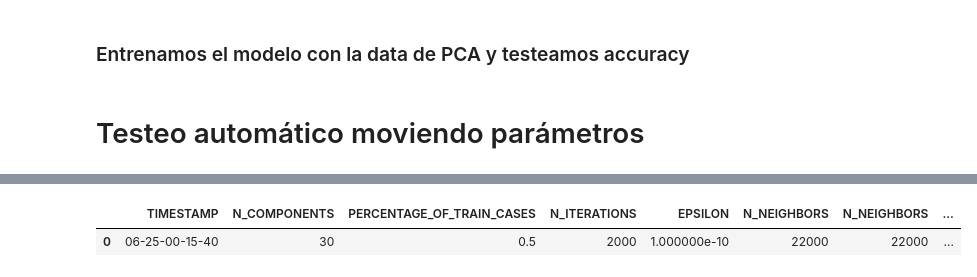
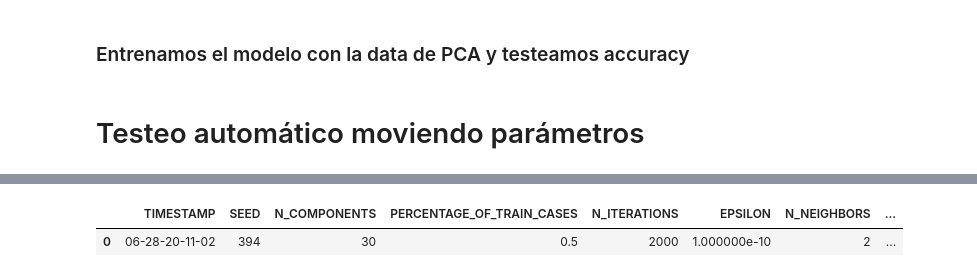
Before and after one commit to wgbusch/mt, a Jupyter notebook: tp2/notebooks/knn-werner-test.ipynb, the cells around one changed output, grey strips where cells are left out. Saved outputs shown, nothing was run; the diff lists cells and outputs as text; code cells hidden in the pictures.

```diff
--- a/tp2/notebooks/knn-werner-test.ipynb
+++ b/tp2/notebooks/knn-werner-test.ipynb
@@ -146,7 +193,7 @@ def calculate_metrics(y_val, y_pred, time):
     return (acc, precision, recall,
             f1, kappa, time)
 
-def experiment_generic(variables, pca):
+def experiment_generic(variables, pca, seed):
 
     for variable in variables:
         name = variable["name"]
@@ -172,7 +219,8 @@ def experiment_generic(variables, pca):
                    N_COMPONENTS,
                    N_ITERATIONS,
                    EPSILON,
-                   pca)
+                   pca,
+                   seed)
 
 
 def experiment(PERCENTAGE_OF_TRAIN_CASES,
@@ -180,23 +228,25 @@ def experiment(PERCENTAGE_OF_TRAIN_CASES,
                    N_COMPONENTS,
                    N_ITERATIONS,
                    EPSILON,
-                   pca):
+                   pca,
+                   seed):
 
     start = time.time()
     df_train = pd.read_csv("../data/train.csv")
 
     TOTAL_TRAIN_CASES = int(PERCENTAGE_OF_TRAIN_CASES*len(df_train))
+
     #shuffle the train cases.
-    df_train = df_train[0: TOTAL_TRAIN_CASES].sample(frac=1)
+    df_train = df_train[0:].sample(frac=1, random_state=seed)
+
+    print("\n------\nValor 345 del dataframe:\n"+str(df_train["label"][345:350].values)+"\n------\n")
 
     # Uso values para mandar todo a arrays de numpy
     X = df_train[df_train.columns[1:]].values
     y = df_train["label"].values.reshape(-1, 1)
 
-    limit = int(0.8 * X.shape[0])
-
-    X_train, y_train = X[:limit], y[:limit]
-    X_val, y_val = X[limit:], y[limit:]
+    X_train, y_train = X[:TOTAL_TRAIN_CASES], y[:TOTAL_TRAIN_CASES]
+    X_val, y_val = X[TOTAL_TRAIN_CASES:], y[TOTAL_TRAIN_CASES:]
 
     if(pca):
         pca = mt.PCA(N_COMPONENTS, N_ITERATIONS, EPSILON)
@@ -227,7 +277,7 @@ def create_df(variable, experiment_results):
     return df.append(experiment_results, sort=False)
 
 
-def experiment_generic_move_variable(variable_range, fixed_variables, pca=1):
+def experiment_generic_move_variable(variable_range, fixed_variables, seed, pca=1):
 
     timestamp = datetime.now().strftime("%m-%d-%H-%M-%S")
 
@@ -240,7 +290,7 @@ def experiment_generic_move_variable(variable_range, fixed_variables, pca=1):
         fixed_variables.append({"name":NAME_OF_VARIABLE, "value":value})
 
         (acc, precision, recall,
-        f1, kappa, execution_time) =  experiment_generic(fixed_variables, pca)
+        f1, kappa, execution_time) =  experiment_generic(fixed_variables, pca, seed)
 
         data = {
             NAME_OF_VARIABLE : value,
@@ -261,10 +311,11 @@ def experiment_generic_move_variable(variable_range, fixed_variables, pca=1):
     df_result.to_csv(filename+'.csv', encoding='utf-8', index=False)
 
     metadata = {
-        'TIMESTAMP' : [timestamp]
+        'TIMESTAMP' : [timestamp],
+        'SEED' : [seed]
     }
 
-    metadata_columns = ['TIMESTAMP']
+    metadata_columns = ['TIMESTAMP', 'SEED']
 
     for fixed_variable in fixed_variables:
         metadata[fixed_variable["name"]] = fixed_variable["value"]
@@ -288,42 +339,53 @@ def main():
     N_ITERATIONS=2000
     #epsilon for power iteration
     EPSILON=1e-10
+    seed=394
 
 
-    experiment_generic_move_variable({"range" : np.arange(10000,22001,1000),
+    experiment_generic_move_variable({"range" : np.arange(1,3,1),
                                       "name" : "N_NEIGHBORS"},
                                     [{"name":"N_COMPONENTS","value":N_COMPONENTS},
                                      {"name":"PERCENTAGE_OF_TRAIN_CASES","value":PERCENTAGE_OF_TRAIN_CASES},
                                      {"name":"N_ITERATIONS","value":N_ITERATIONS},
-                                     {"name":"EPSILON","value":EPSILON}],1)
+                                     {"name":"EPSILON","value":EPSILON}],
+                                     seed,
+                                     1)
 
-#     experiment_generic_move_variable({"range" : np.arange(1,30,1),
-#                                       "name" : "N_COMPONENTS"},
-#                                     [{"name":"N_NEIGHBORS","value":N_NEIGHBORS},
-#                                      {"name":"PERCENTAGE_OF_TRAIN_CASES","value":PERCENTAGE_OF_TRAIN_CASES},
-#                                      {"name":"N_ITERATIONS","value":N_ITERATIONS},
-#                                      {"name":"EPSILON","value":EPSILON}],1)
+    experiment_generic_move_variable({"range" : np.arange(1,3,1),
+                                      "name" : "N_COMPONENTS"},
+                                    [{"name":"N_NEIGHBORS","value":N_NEIGHBORS},
+                                     {"name":"PERCENTAGE_OF_TRAIN_CASES","value":PERCENTAGE_OF_TRAIN_CASES},
+                                     {"name":"N_ITERATIONS","value":N_ITERATIONS},
+                                     {"name":"EPSILON","value":EPSILON}],
+                                     seed,
+                                     1)
 
-#     experiment_generic_move_variable({"range" : np.arange(0.1,1,0.1),
-#                                       "name" : "PERCENTAGE_OF_TRAIN_CASES"},
-#                                     [{"name":"N_NEIGHBORS","value":N_NEIGHBORS},
-#                                      {"name":"N_COMPONENTS","value":N_COMPONENTS},
-#                                      {"name":"N_ITERATIONS","value":N_ITERATIONS},
-#                                      {"name":"EPSILON","value":EPSILON}],1)
+    experiment_generic_move_variable({"range" : np.arange(0.1,1,0.1),
+                                      "name" : "PERCENTAGE_OF_TRAIN_CASES"},
+                                    [{"name":"N_NEIGHBORS","value":N_NEIGHBORS},
+                                     {"name":"N_COMPONENTS","value":N_COMPONENTS},
+                                     {"name":"N_ITERATIONS","value":N_ITERATIONS},
+                                     {"name":"EPSILON","value":EPSILON}],
+                                     seed,
+                                     1)
 
-#     experiment_generic_move_variable({"range" : np.arange(100,2000,100),
-#                                       "name" : "N_ITERATIONS"},
-#                                     [{"name":"N_NEIGHBORS","value":N_NEIGHBORS},
-#                                      {"name":"PERCENTAGE_OF_TRAIN_CASES","value":PERCENTAGE_OF_TRAIN_CASES},
-#                                      {"name":"N_COMPONENTS","value":N_COMPONENTS},
-#                                      {"name":"EPSILON","value":EPSILON}],1)
+    experiment_generic_move_variable({"range" : np.arange(100,2000,100),
+                                      "name" : "N_ITERATIONS"},
+                                    [{"name":"N_NEIGHBORS","value":N_NEIGHBORS},
+                                     {"name":"PERCENTAGE_OF_TRAIN_CASES","value":PERCENTAGE_OF_TRAIN_CASES},
+                                     {"name":"N_COMPONENTS","value":N_COMPONENTS},
+                                     {"name":"EPSILON","value":EPSILON}],
+                                     seed,
+                                     1)
 
-#     experiment_generic_move_variable({"range" : np.arange(5,7,1),
-#                                       "name" : "EPSILON"},
-#                                     [{"name":"N_NEIGHBORS","value":N_NEIGHBORS},
-#                                      {"name":"PERCENTAGE_OF_TRAIN_CASES","value":PERCENTAGE_OF_TRAIN_CASES},
-#                                      {"name":"N_ITERATIONS","value":N_ITERATIONS},
-#                                      {"name":"N_COMPONENTS","value":N_COMPONENTS}])
+    experiment_generic_move_variable({"range" : np.arange(5,7,1),
+                                      "name" : "EPSILON"},
+                                    [{"name":"N_NEIGHBORS","value":N_NEIGHBORS},
+                                     {"name":"PERCENTAGE_OF_TRAIN_CASES","value":PERCENTAGE_OF_TRAIN_CASES},
+                                     {"name":"N_ITERATIONS","value":N_ITERATIONS},
+                                     {"name":"N_COMPONENTS","value":N_COMPONENTS}],
+                                     seed,
+                                     1)
 
 
 main()
@@ -365,3 +410,3 @@ EPSILON : 1e-10
-|  | TIMESTAMP | N_COMPONENTS | PERCENTAGE_OF_TRAIN_CASES | N_ITERATIONS | EPSILON | N_NEIGHBORS | N_NEIGHBORS | ... |
-| 0 | 06-25-00-15-40 | 30 | 0.5 | 2000 | 1.000000e-10 | 22000 | 22000 | ... |
+|  | TIMESTAMP | SEED | N_COMPONENTS | PERCENTAGE_OF_TRAIN_CASES | N_ITERATIONS | EPSILON | N_NEIGHBORS | ... |
+| 0 | 06-28-20-11-02 | 394 | 30 | 0.5 | 2000 | 1.000000e-10 | 2 | ... |
 |  | N_NEIGHBORS | ACCURACY | TIME | PRECISION_0 | PRECISION_1 | PRECISION_2 | PRECISION_3 | PRECISION_4 | ... |
```
Also changed, not shown: parts of 5 cells of this notebook.
